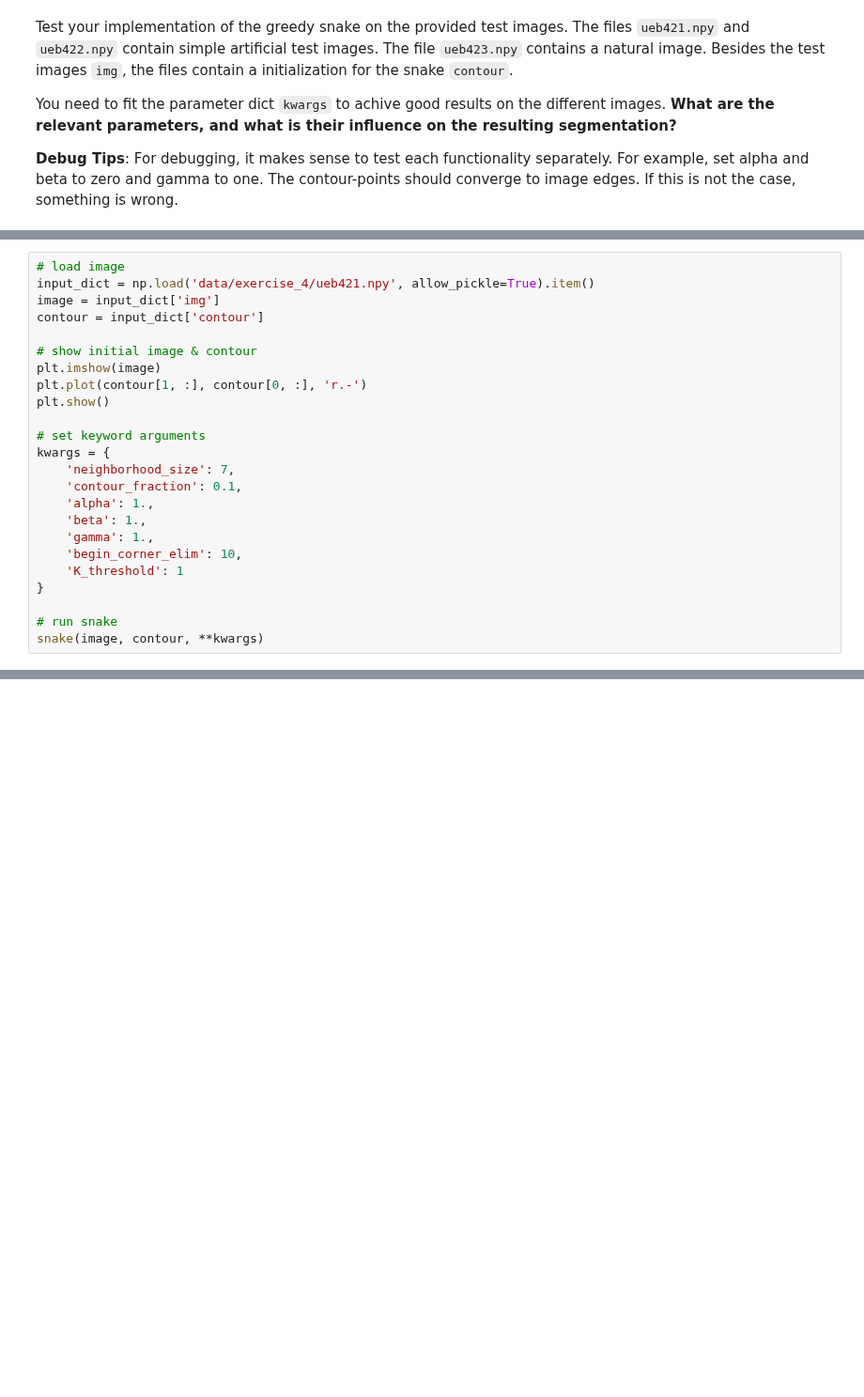
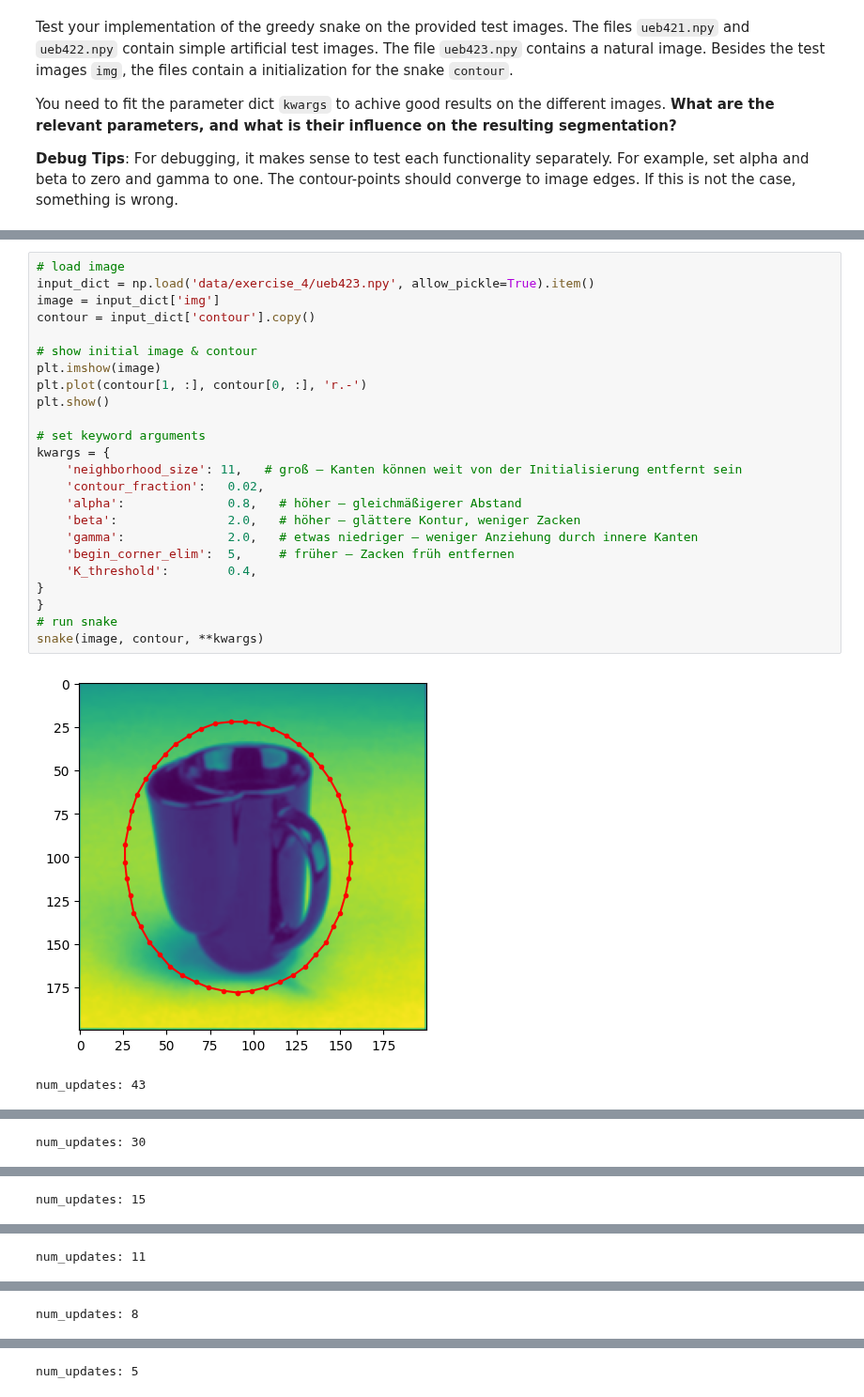
Before and after one commit to Jette-j/Computervision, a Jupyter notebook: exercise_4.ipynb, the cells around one changed output, grey strips where cells are left out. Shown at 94% size. Saved outputs shown, nothing was run; the diff lists cells and outputs as text; blank space fills up the shorter version.

```diff
--- a/exercise_4.ipynb
+++ b/exercise_4.ipynb
@@ -219,24 +306,27 @@ snake(image, contour, **kwargs)
 # %%
 # load image
-input_dict = np.load('data/exercise_4/ueb421.npy', allow_pickle=True).item()
+input_dict = np.load('data/exercise_4/ueb423.npy', allow_pickle=True).item()
 image = input_dict['img']
-contour = input_dict['contour']
+contour = input_dict['contour'].copy()
 
 # show initial image & contour
 plt.imshow(image)
 plt.plot(contour[1, :], contour[0, :], 'r.-')
 plt.show()
 
 # set keyword arguments
 kwargs = {
-    'neighborhood_size': 7,
-    'contour_fraction': 0.1,
-    'alpha': 1.,
-    'beta': 1.,
-    'gamma': 1.,
-    'begin_corner_elim': 10,
-    'K_threshold': 1
+    'neighborhood_size': 11,   # groß – Kanten können weit von der Initialisierung entfernt sein
+    'contour_fraction':   0.02,
+    'alpha':              0.8,   # höher – gleichmäßigerer Abstand
+    'beta':               2.0,   # höher – glättere Kontur, weniger Zacken
+    'gamma':              2.0,   # etwas niedriger – weniger Anziehung durch innere Kanten
+    'begin_corner_elim':  5,     # früher – Zacken früh entfernen
+    'K_threshold':        0.4,
 }
-
+}
 # run snake
 snake(image, contour, **kwargs)
+# %% [output]
+[figure, added]
+num_updates: 43
@@ -242,0 +334 @@ snake(image, contour, **kwargs)
+num_updates: 30
@@ -242,0 +336 @@ snake(image, contour, **kwargs)
+num_updates: 15
@@ -242,0 +338 @@ snake(image, contour, **kwargs)
+num_updates: 11
@@ -242,0 +340 @@ snake(image, contour, **kwargs)
+num_updates: 8
@@ -242,0 +342 @@ snake(image, contour, **kwargs)
+num_updates: 5
```
Also changed, not shown: parts of 7 cells of this notebook.
